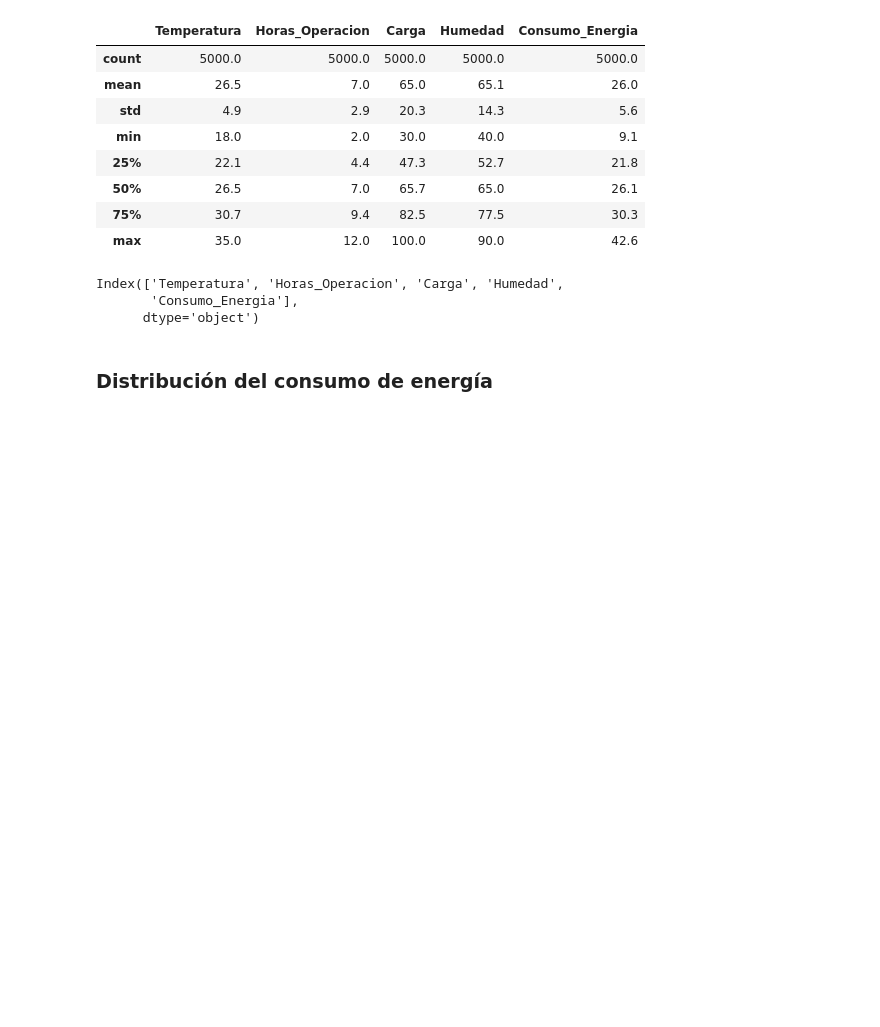
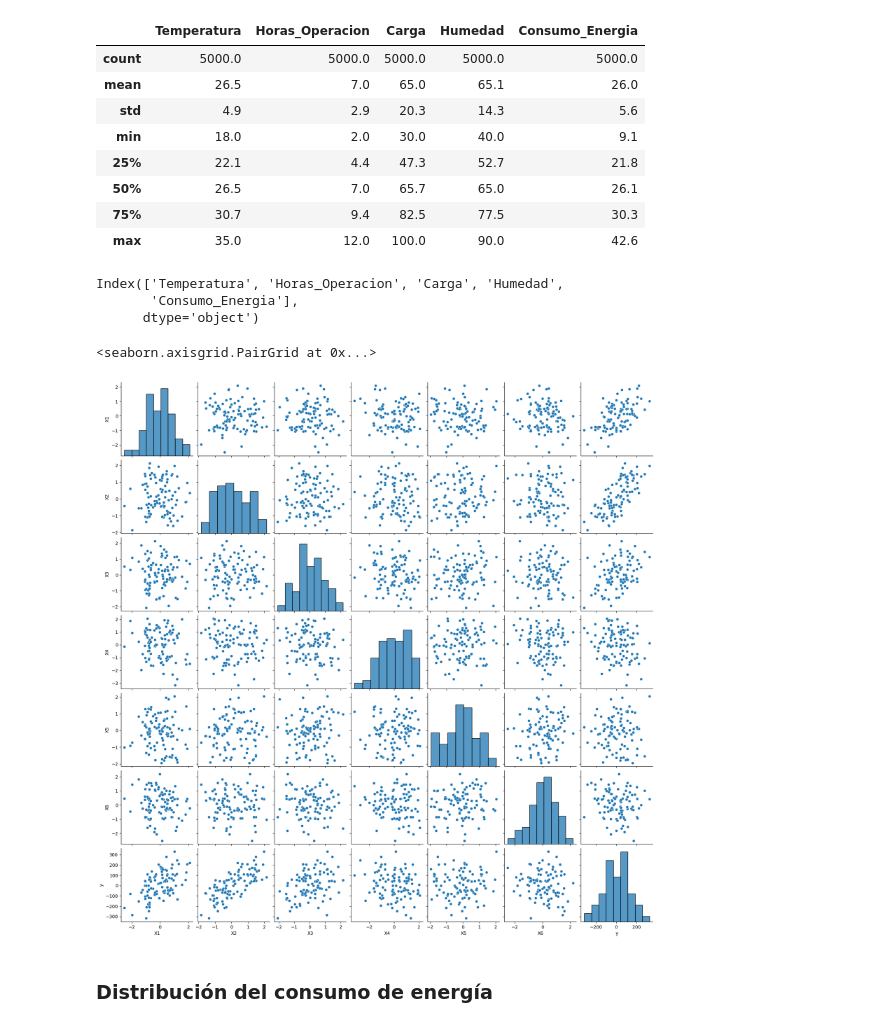
Before and after one commit to Cesrm27/PI_Equipo_01, a Jupyter notebook: PI_Equipo_01/Talleres/Taller_03-IA_Regresión_Lineal/Cesar Milla/Laboratorio_Sem5_PI.ipynb, the cells around one changed output. Drawn from its saved outputs; the diff is of its cells as text; code cells hidden in the pictures; blank space fills up the shorter version.

```diff
--- a/PI_Equipo_01/Talleres/Taller_03-IA_Regresión_Lineal/Cesar Milla/Laboratorio_Sem5_PI.ipynb
+++ b/PI_Equipo_01/Talleres/Taller_03-IA_Regresión_Lineal/Cesar Milla/Laboratorio_Sem5_PI.ipynb
@@ -56,6 +56,11 @@ df.columns
 Index(['Temperatura', 'Horas_Operacion', 'Carga', 'Humedad',
        'Consumo_Energia'],
       dtype='object')
+# %%
+sns.pairplot(df)
+# %% [output]
+<seaborn.axisgrid.PairGrid at 0x...>
+[figure, added]
 # %% [markdown]
 ### Distribución del consumo de energía
 # %%
```
Also changed, not shown: 1 other file.
